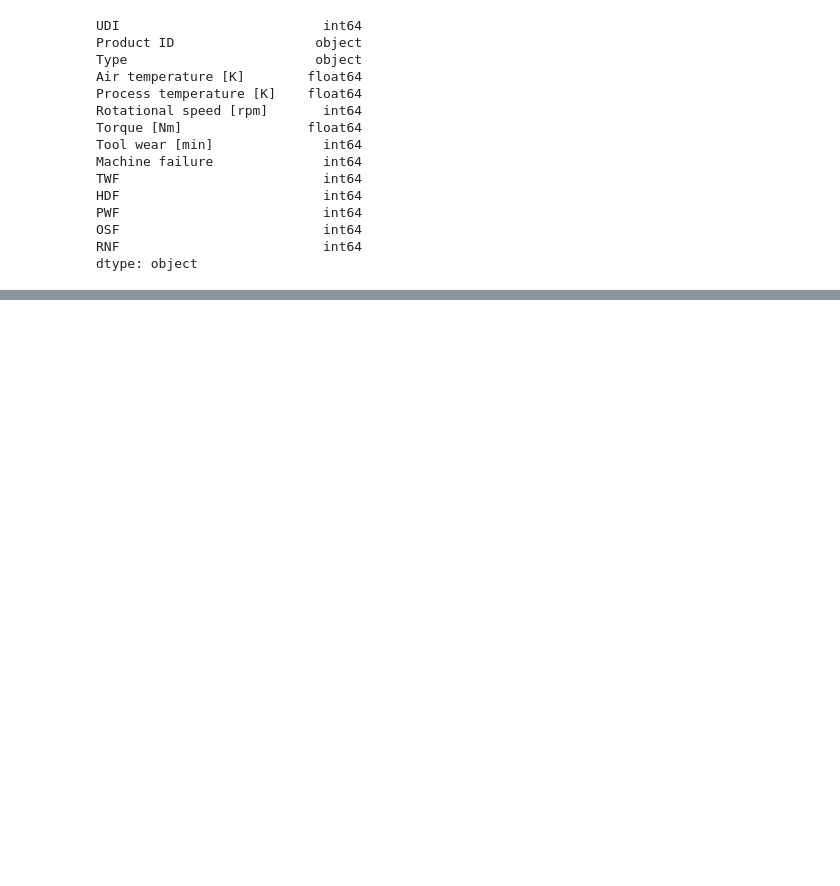
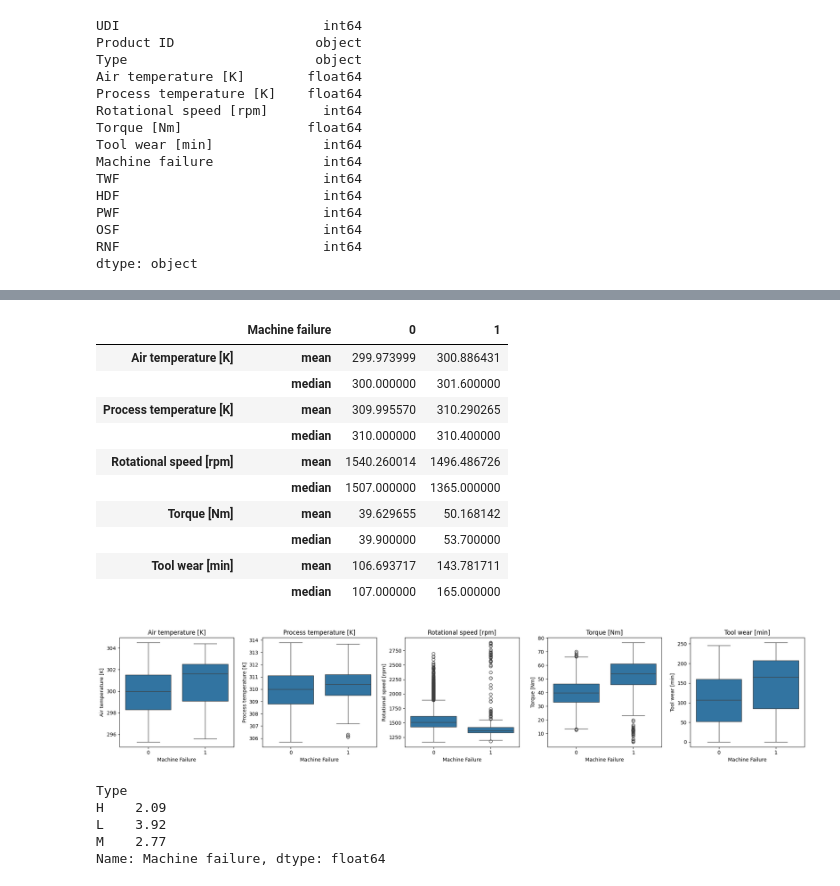
Before and after one commit to Praful-Chunchu/cnc-shop-predictive-maintenance-, a Jupyter notebook: notebooks/01_eda.ipynb, the cells around one changed output, grey strips where cells are left out. Saved outputs shown, nothing was run; the diff lists cells and outputs as text; code cells hidden in the pictures; blank space fills up the shorter version.

```diff
--- a/notebooks/01_eda.ipynb
+++ b/notebooks/01_eda.ipynb
@@ -66,0 +177,36 @@ dtype: object
+# %%
+input_cols = ['Air temperature [K]', 'Process temperature [K]',
+              'Rotational speed [rpm]', 'Torque [Nm]', 'Tool wear [min]']
+
+# 1. Average and median of each input, failed vs not failed
+display(predictive_df.groupby(target)[input_cols].agg(['mean', 'median']).T)
+
+# 2. Boxplot per input
+fig, axes = plt.subplots(1, len(input_cols), figsize=(20, 4))
+for ax, col in zip(axes, input_cols):
+    sns.boxplot(data=predictive_df, x=target, y=col, ax=ax)
+    ax.set_title(col)
+    ax.set_xlabel('Machine Failure')
+plt.tight_layout()
+plt.show()
+
+# 3. Failure rate by product Type
+(predictive_df.groupby('Type')[target].mean() * 100).round(2)
+# %% [output]
+|  | Machine failure | 0 | 1 |
+| Air temperature [K] | mean | 299.973999 | 300.886431 |
+|  | median | 300.000000 | 301.600000 |
+| Process temperature [K] | mean | 309.995570 | 310.290265 |
+|  | median | 310.000000 | 310.400000 |
+| Rotational speed [rpm] | mean | 1540.260014 | 1496.486726 |
+|  | median | 1507.000000 | 1365.000000 |
+| Torque [Nm] | mean | 39.629655 | 50.168142 |
+|  | median | 39.900000 | 53.700000 |
+| Tool wear [min] | mean | 106.693717 | 143.781711 |
+|  | median | 107.000000 | 165.000000 |
+[figure, added]
+Type
+H    2.09
+L    3.92
+M    2.77
+Name: Machine failure, dtype: float64
```
Also changed, not shown: parts of 17 cells of this notebook, 1 other file.
